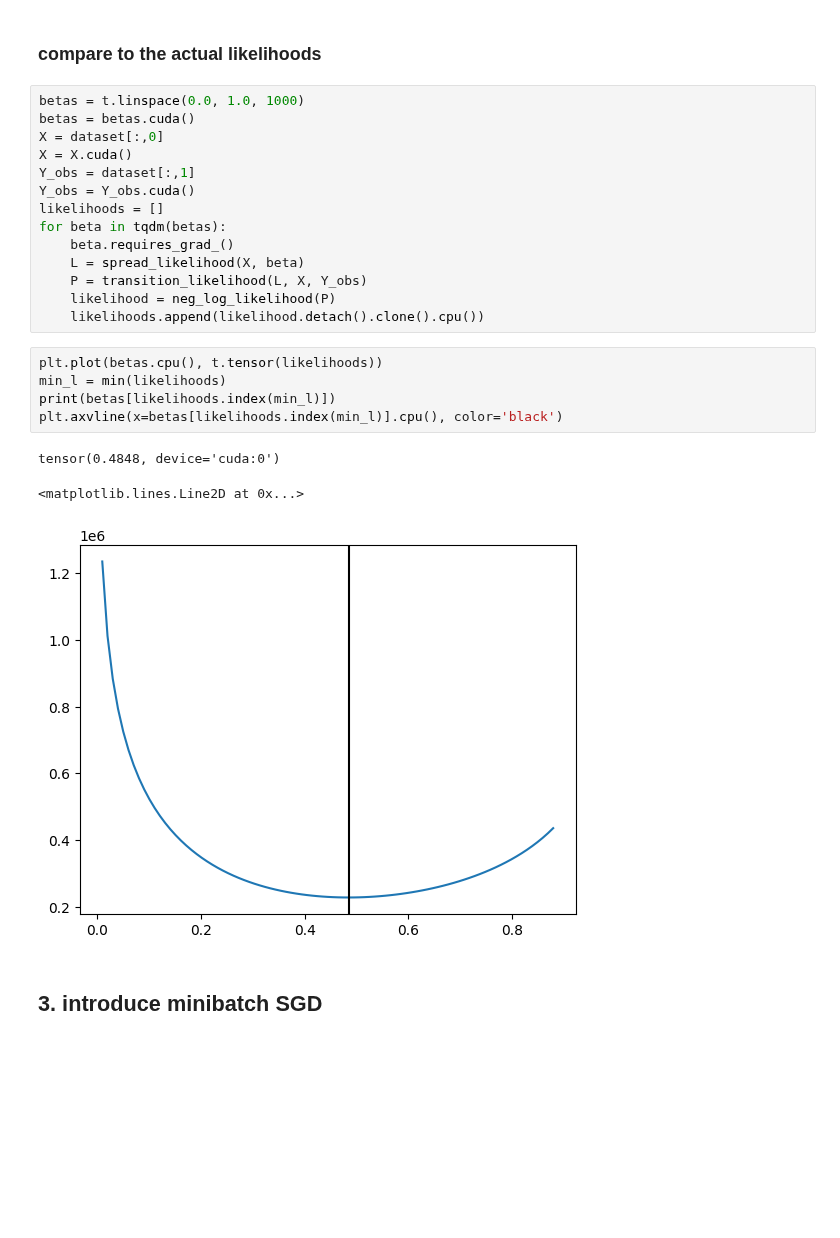
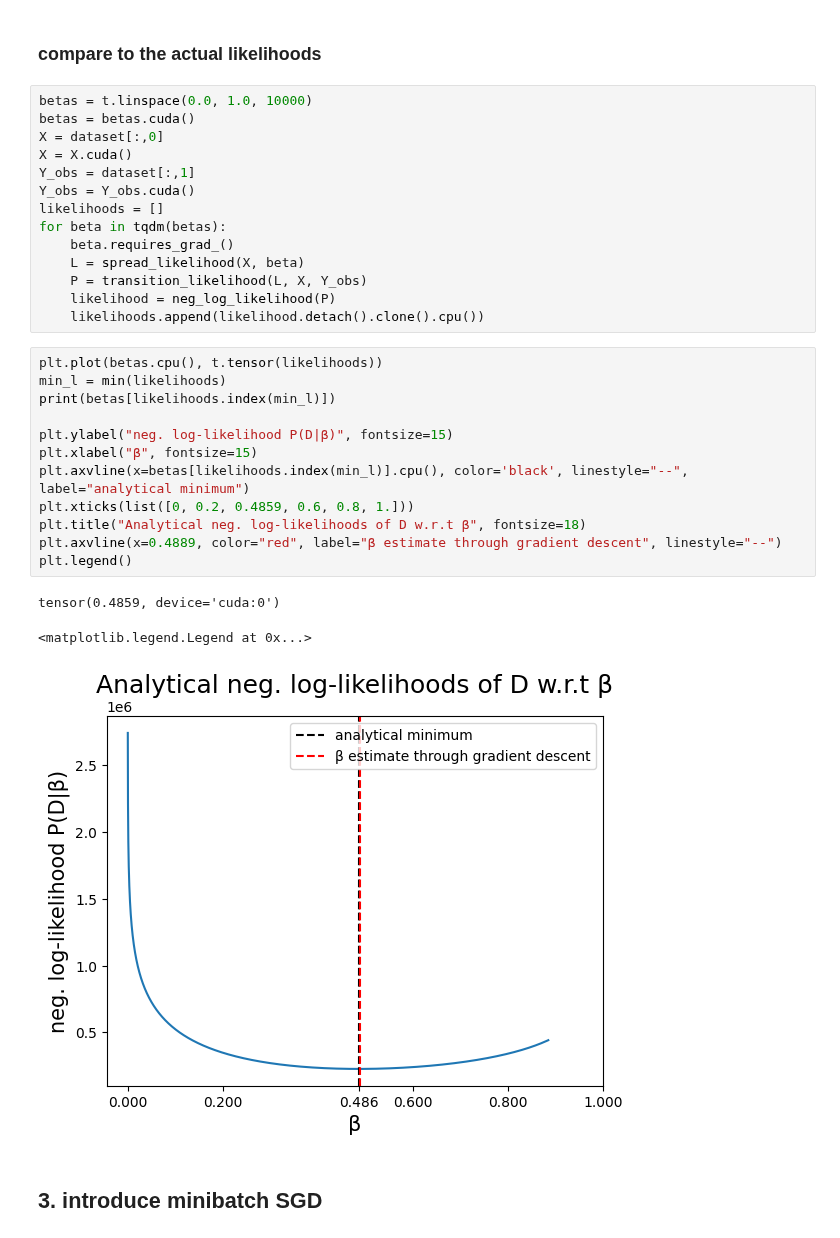
Before and after one commit to JanSchering/Thesis, a Jupyter notebook: si_model/SI_Experiment4.ipynb, the cells around one changed output. Cells and saved outputs as stored; diff of their text form; blank space fills up the shorter version.

```diff
--- a/si_model/SI_Experiment4.ipynb
+++ b/si_model/SI_Experiment4.ipynb
@@ -252,7 +266,7 @@ tensor(0.4868, device='cuda:0', grad_fn=<SubBackward0>)
 # %% [markdown]
 ### compare to the actual likelihoods
 # %%
-betas = t.linspace(0.0, 1.0, 1000)
+betas = t.linspace(0.0, 1.0, 10000)
 betas = betas.cuda()
 X = dataset[:,0]
 X = X.cuda()
@@ -265,15 +279,22 @@ for beta in tqdm(betas):
     P = transition_likelihood(L, X, Y_obs)
     likelihood = neg_log_likelihood(P)
     likelihoods.append(likelihood.detach().clone().cpu())
-# %%
-plt.plot(betas.cpu(), t.tensor(likelihoods))
-min_l = min(likelihoods)
-print(betas[likelihoods.index(min_l)])
-plt.axvline(x=betas[likelihoods.index(min_l)].cpu(), color='black')
-# %% [output]
-tensor(0.4848, device='cuda:0')
-<matplotlib.lines.Line2D at 0x...>
-[figure, removed]
+# %%
+plt.plot(betas.cpu(), t.tensor(likelihoods))
+min_l = min(likelihoods)
+print(betas[likelihoods.index(min_l)])
+
+plt.ylabel("neg. log-likelihood P(D|β)", fontsize=15)
+plt.xlabel("β", fontsize=15)
+plt.axvline(x=betas[likelihoods.index(min_l)].cpu(), color='black', linestyle="--", label="analytical minimum")
+plt.xticks(list([0, 0.2, 0.4859, 0.6, 0.8, 1.]))
+plt.title("Analytical neg. log-likelihoods of D w.r.t β", fontsize=18)
+plt.axvline(x=0.4889, color="red", label="β estimate through gradient descent", linestyle="--")
+plt.legend()
+# %% [output]
+tensor(0.4859, device='cuda:0')
+<matplotlib.legend.Legend at 0x...>
+[figure, added]
 # %% [markdown]
 ## 3. introduce minibatch SGD
 # %% [markdown]
```
Also changed, not shown: parts of 5 cells of this notebook, 6 other files.
